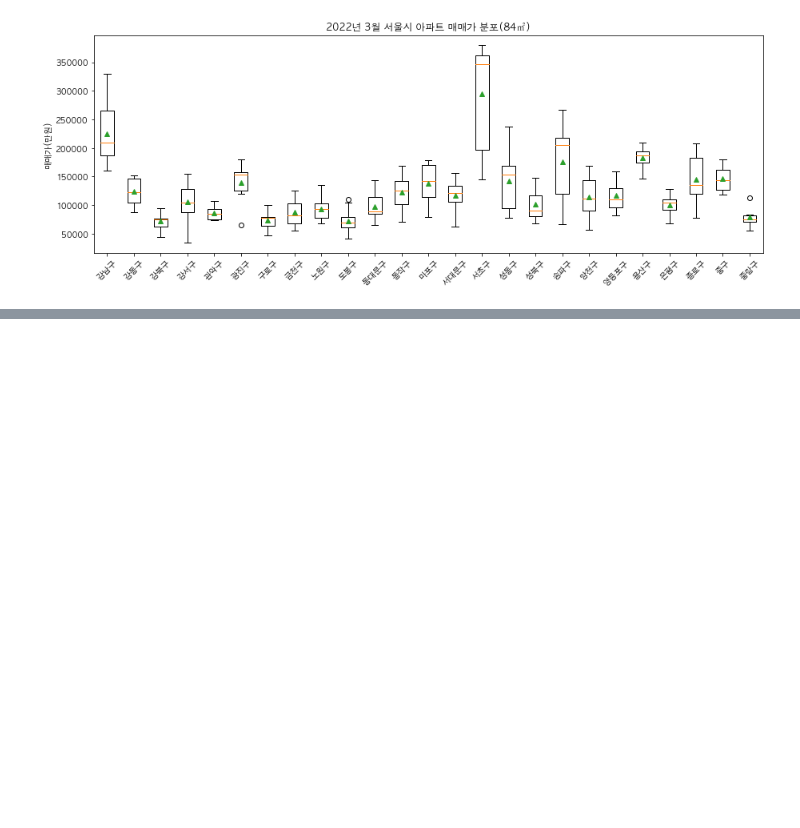
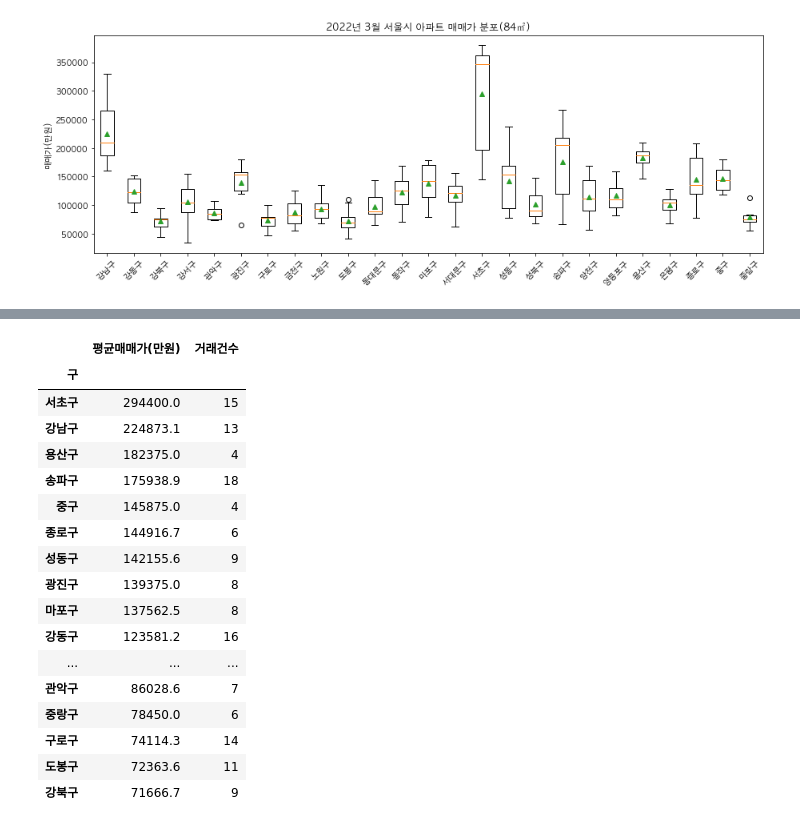
Before and after one commit to limetree-indigo/python-visualization, a Jupyter notebook: 13 아파트 실거래가 시각화/13 아파트 실거래가 데이터 수집.ipynb, the cells around one changed output, grey strips where cells are left out. Saved outputs shown, nothing was run; the diff lists cells and outputs as text; code cells hidden in the pictures; blank space fills up the shorter version.

```diff
--- a/13 아파트 실거래가 시각화/13 아파트 실거래가 데이터 수집.ipynb
+++ b/13 아파트 실거래가 시각화/13 아파트 실거래가 데이터 수집.ipynb
@@ -364,0 +435,23 @@ plt.show()
+# %%
+df_84_seoul_mean_count.columns=['평균매매가(만원)','거래건수']
+df_84_seoul_mean_count=df_84_seoul_mean_count.sort_values('평균매매가(만원)', ascending=False)
+df_84_seoul_mean_count
+# %% [output]
+|  | 평균매매가(만원) | 거래건수 |
+| 구 |  |  |
+| 서초구 | 294400.0 | 15 |
+| 강남구 | 224873.1 | 13 |
+| 용산구 | 182375.0 | 4 |
+| 송파구 | 175938.9 | 18 |
+| 중구 | 145875.0 | 4 |
+| 종로구 | 144916.7 | 6 |
+| 성동구 | 142155.6 | 9 |
+| 광진구 | 139375.0 | 8 |
+| 마포구 | 137562.5 | 8 |
+| 강동구 | 123581.2 | 16 |
+| ... | ... | ... |
+| 관악구 | 86028.6 | 7 |
+| 중랑구 | 78450.0 | 6 |
+| 구로구 | 74114.3 | 14 |
+| 도봉구 | 72363.6 | 11 |
+| 강북구 | 71666.7 | 9 |
```
Also changed, not shown: parts of 6 cells of this notebook.
